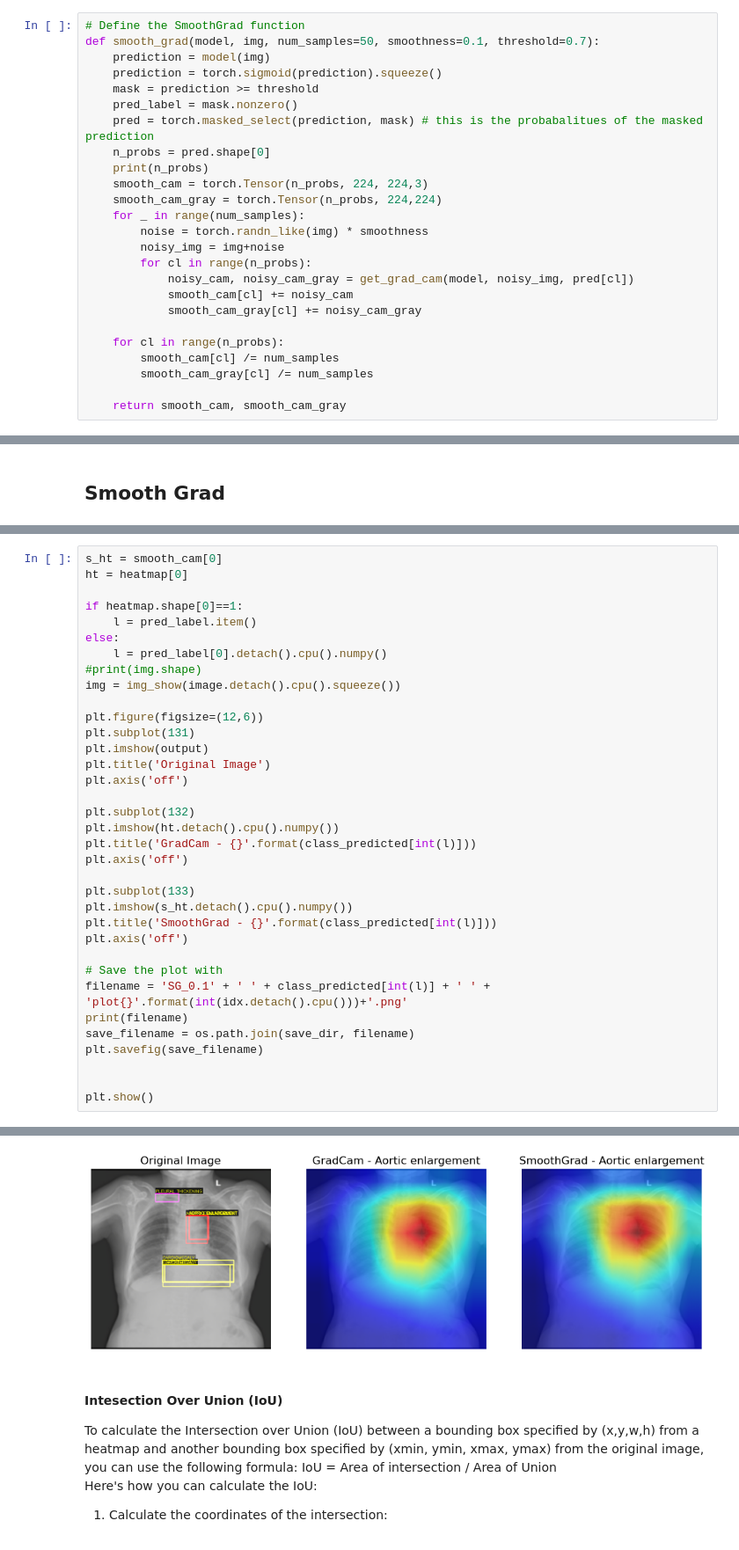
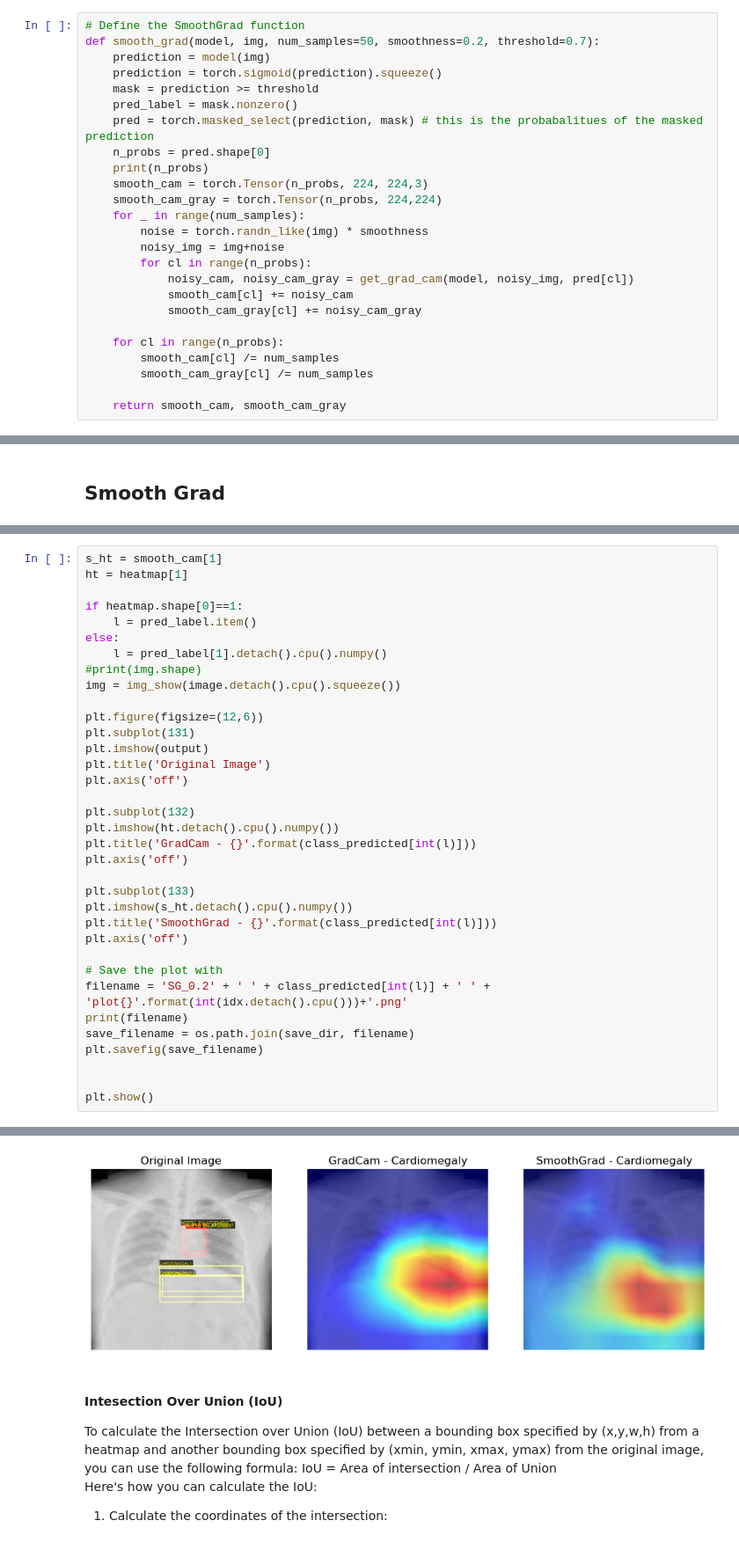
Before and after one commit to TheodoraChrysoula/MSc-Thesis, a Jupyter notebook: src/grad_cam_7classes.ipynb, the cells around one changed output, grey strips where cells are left out. Shown at 88% size. Saved outputs shown, nothing was run; the diff lists cells and outputs as text.

Commit message:
Update grad_cam

```diff
--- a/src/grad_cam_7classes.ipynb
+++ b/src/grad_cam_7classes.ipynb
@@ -259,7 +255,7 @@ def get_grad_cam(net, img, pred):
 ### Apply Smooth Grad
 # %%
 # Define the SmoothGrad function
-def smooth_grad(model, img, num_samples=50, smoothness=0.1, threshold=0.7):
+def smooth_grad(model, img, num_samples=50, smoothness=0.2, threshold=0.7):
     prediction = model(img)
     prediction = torch.sigmoid(prediction).squeeze()
     mask = prediction >= threshold
@@ -489,11 +484,11 @@ torch.Size([3, 224, 224, 3]) torch.Size([3, 224, 224, 3])
 # %%
-s_ht = smooth_cam[0]
-ht = heatmap[0]
+s_ht = smooth_cam[1]
+ht = heatmap[1]
 
 if heatmap.shape[0]==1:
     l = pred_label.item()
 else:
-    l = pred_label[0].detach().cpu().numpy()
+    l = pred_label[1].detach().cpu().numpy()
 #print(img.shape)
 img = img_show(image.detach().cpu().squeeze())
 
@@ -514,7 +509,7 @@ plt.title('SmoothGrad - {}'.format(class_predicted[int(l)]))
 plt.axis('off')
 
 # Save the plot with
-filename = 'SG_0.1' + ' ' + class_predicted[int(l)] + ' ' + 'plot{}'.format(int(idx.detach().cpu()))+'.png'
+filename = 'SG_0.2' + ' ' + class_predicted[int(l)] + ' ' + 'plot{}'.format(int(idx.detach().cpu()))+'.png'
 print(filename)
 save_filename = os.path.join(save_dir, filename)
 plt.savefig(save_filename)
@@ -527,4 +522,4 @@ SG_0.1 Aortic enlargement plot1328.png
-[figure, old version]
+[figure, new version]
 # %% [markdown]
 #### Intesection Over Union (IoU)
 To calculate the Intersection over Union (IoU) between a bounding box specified by (x,y,w,h) from a heatmap and another bounding box specified by (xmin, ymin, xmax, ymax) from the original image, you can use the following formula:
```
Also changed, not shown: parts of 45 cells of this notebook.
